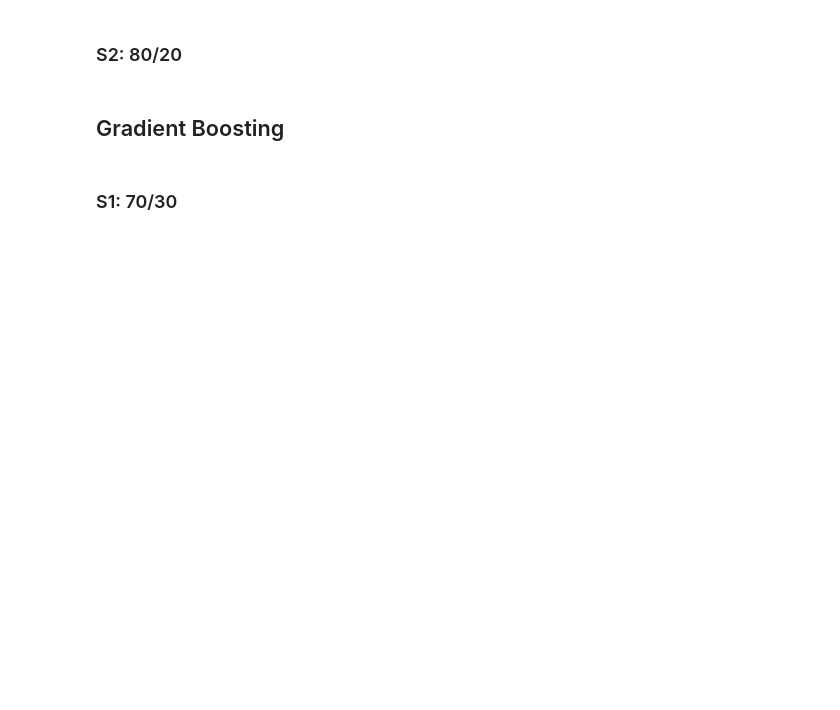
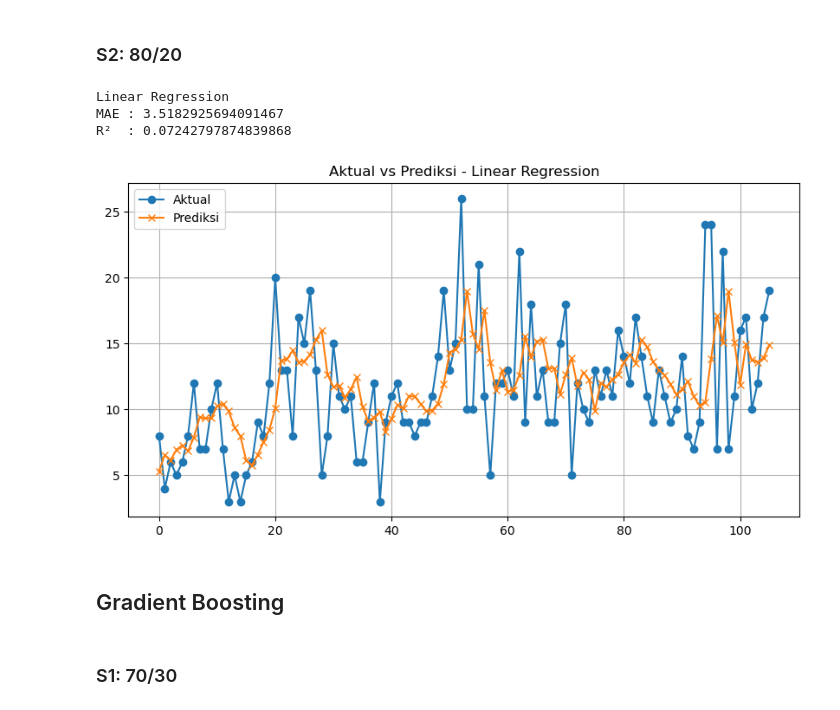
Before and after one commit to Ariwjy/Tugas-Machine-Learning, a Jupyter notebook: Regresi A5.ipynb, the cells around one changed output. Cells and saved outputs as stored; diff of their text form; code cells hidden in the pictures; blank space fills up the shorter version.

```diff
--- a/Regresi A5.ipynb
+++ b/Regresi A5.ipynb
@@ -110,5 +126,25 @@ R² Score: -0.07867660647412511
 # %% [markdown]
 ### S2: 80/20
+# %%
+model = LinearRegression()
+model.fit(X_train_08, y_train_08)
+y_pred_08 = model.predict(X_test_08)
+
+# --- Evaluasi ---
+mae = mean_absolute_error(y_test_08, y_pred_08)
+r2 = r2_score(y_test_08, y_pred_08)
+
+print("Linear Regression")
+print("MAE :", mae)
+print("R²  :", r2)
+
+# --- Plot ---
+plot(y_test_08, y_pred_08)
+# %% [output]
+Linear Regression
+MAE : 3.5182925694091467
+R²  : 0.07242797874839868
+[figure, added]
 # %% [markdown]
 ## Gradient Boosting
 # %% [markdown]
```
Also changed, not shown: parts of 8 cells of this notebook.
